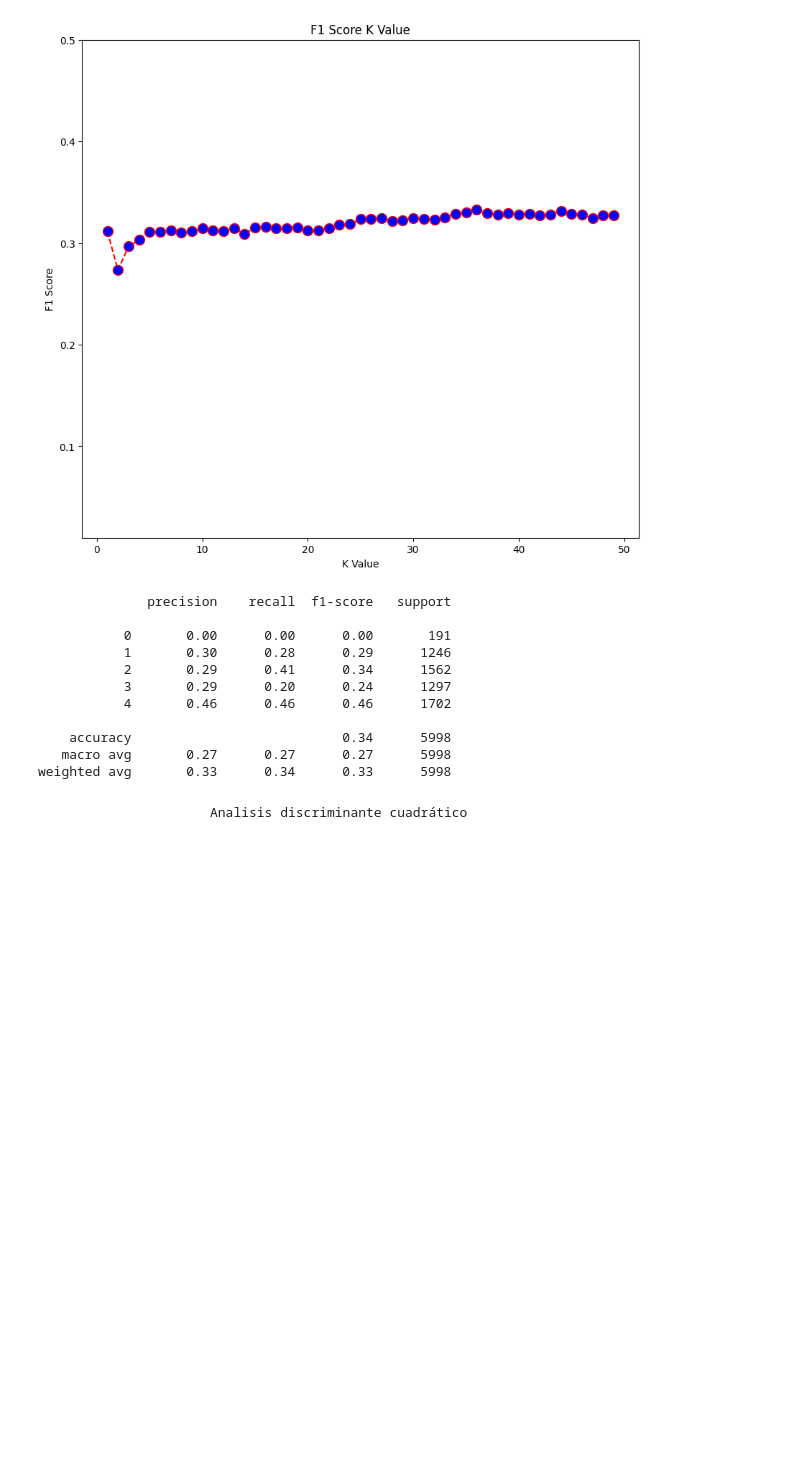
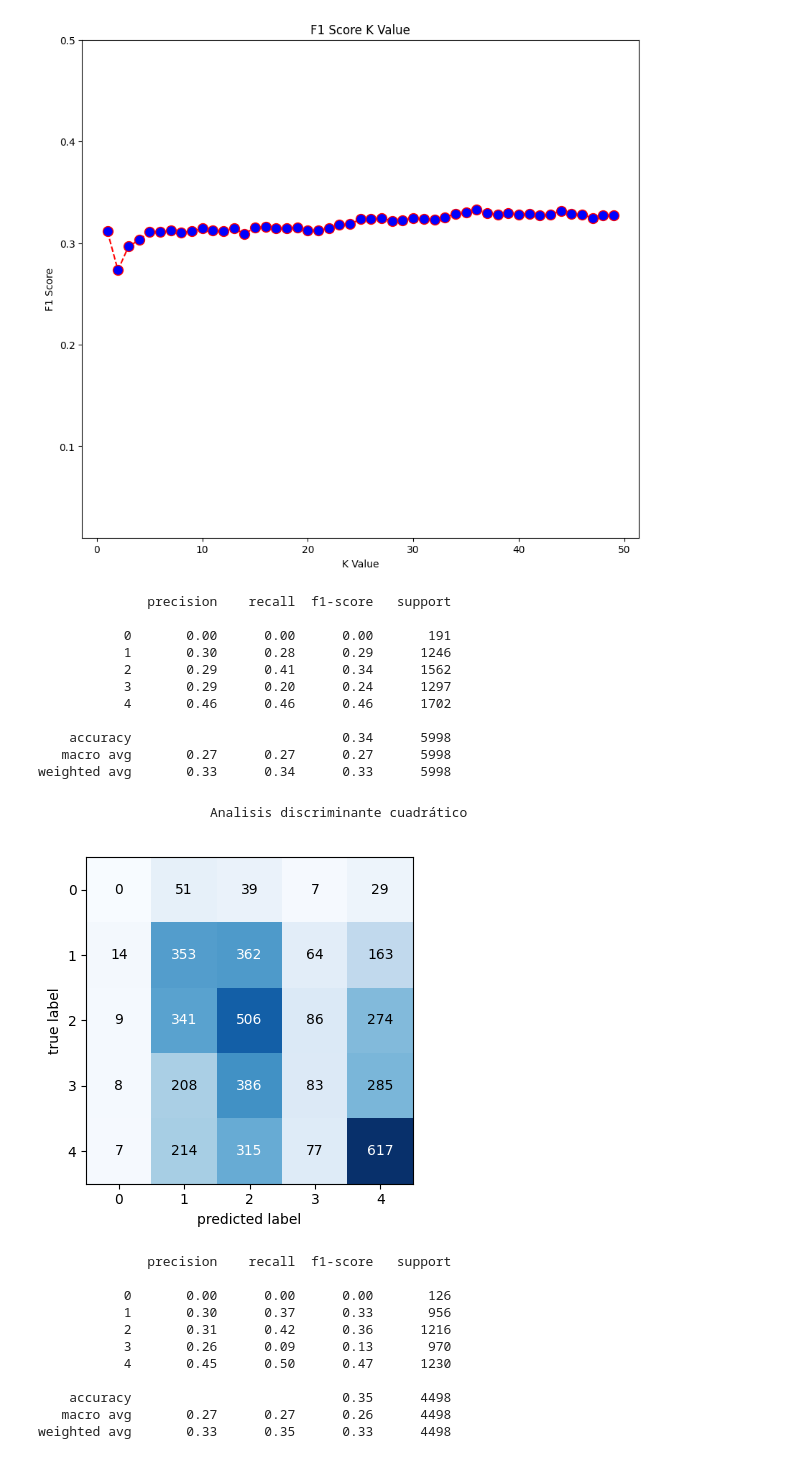
Before and after one commit to djhernande/TRABAJO_FINAL, a Jupyter notebook: pets.ipynb, the cells around one changed output. Saved outputs shown, nothing was run; the diff lists cells and outputs as text; code cells hidden in the pictures; blank space fills up the shorter version.

```diff
--- a/pets.ipynb
+++ b/pets.ipynb
@@ -811,3 +811,49 @@ print(classification_report(y_test, y_pred15))
 weighted avg       0.33      0.34      0.33      5998
 # %% [markdown]
                         Analisis discriminante cuadrático
+# %%
+from sklearn.discriminant_analysis import QuadraticDiscriminantAnalysis
+from sklearn.model_selection import train_test_split
+from sklearn.metrics import classification_report, confusion_matrix
+from mlxtend.plotting import plot_confusion_matrix
+import matplotlib.pyplot as plt
+
+# Dividir los datos en variables independientes X y la variable dependiente y (AdoptionSpeed)
+X = df.drop(["AdoptionSpeed"], axis=1)
+y = df.AdoptionSpeed
+
+# Dividir los datos en entrenamiento y prueba
+X_train, X_test, y_train, y_test = train_test_split(X, y, test_size=0.3)
+
+# Definir el clasificador QDA
+qda = QuadraticDiscriminantAnalysis()
+
+# Entrenar el modelo QDA con los datos de entrenamiento
+qda.fit(X_train, y_train)
+
+# Realizar predicciones en los datos de prueba
+ypred = qda.predict(X_test)
+
+# Calcular la matriz de confusión
+matriz = confusion_matrix(y_test, ypred)
+
+# Visualizar la matriz de confusión
+plot_confusion_matrix(conf_mat=matriz, figsize=(4, 4), show_normed=False)
+plt.tight_layout()
+plt.show()
+
+# Imprimir el informe de clasificación
+print (classification_report(y_test, ypred))
+# %% [output]
+[figure, added]
+              precision    recall  f1-score   support
+
+           0       0.00      0.00      0.00       126
+           1       0.30      0.37      0.33       956
+           2       0.31      0.42      0.36      1216
+           3       0.26      0.09      0.13       970
+           4       0.45      0.50      0.47      1230
+
+    accuracy                           0.35      4498
+   macro avg       0.27      0.27      0.26      4498
+weighted avg       0.33      0.35      0.33      4498
```
Also changed, not shown: parts of 1 cell of this notebook.
